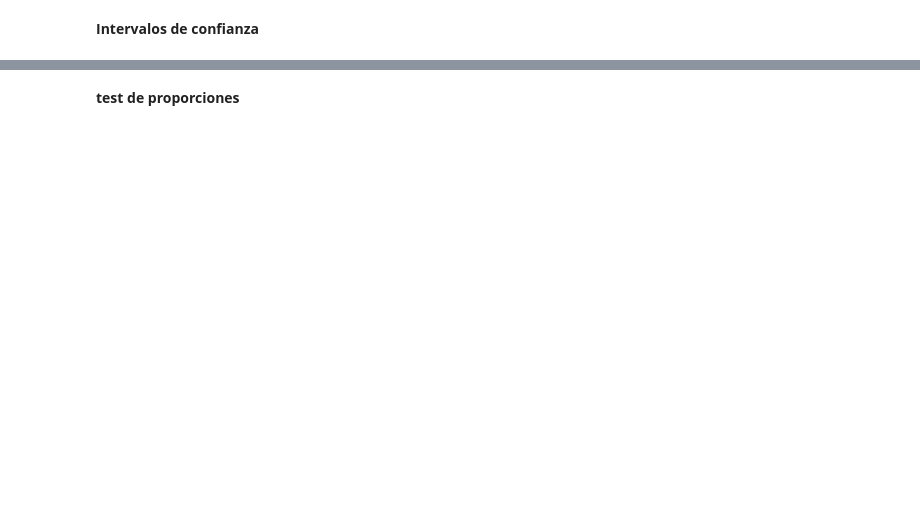
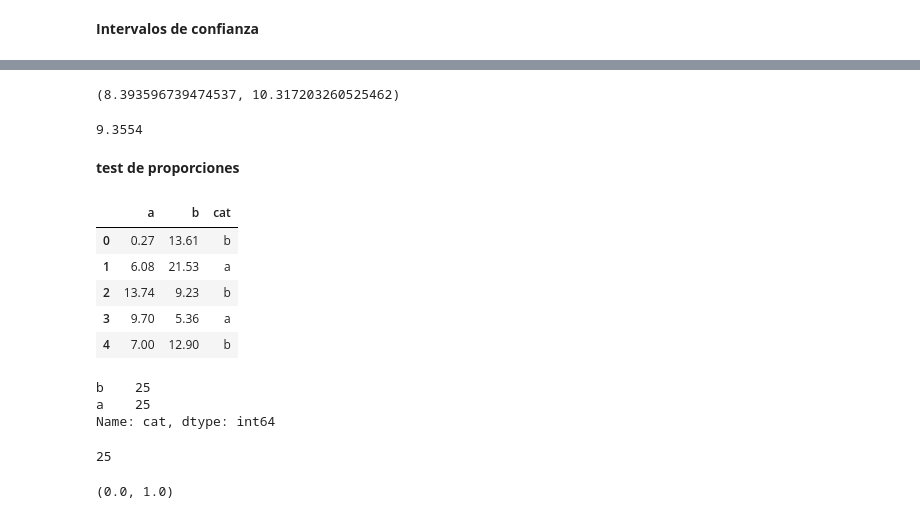
Before and after one commit to Ironhack-Data-Madrid-Abril-2023/apuntes_clase, a Jupyter notebook: semana_6/2.1 - Testeo de hipotesis.ipynb, the cells around one changed output, grey strips where cells are left out. Cells and saved outputs as stored; diff of their text form; code cells hidden in the pictures; blank space fills up the shorter version.

```diff
--- a/semana_6/2.1 - Testeo de hipotesis.ipynb
+++ b/semana_6/2.1 - Testeo de hipotesis.ipynb
@@ -394,3 +431,7 @@ $H1: \mu≠0$   (existe una diferencia significativa entre las muestras)
 El p_Value tiende a cero. Podemos rechazar H0.
 # %% [markdown]
 ### muestras independientes
+# %%
+ab_test=pd.read_csv('../data/ab_test.csv')
+
+ab_test.head()
@@ -412,2 +584,15 @@ El p_value es menor que el umbral, dependiendo del intervalo de confianza, pero
+# %%
+# 99% de confianza de que la media este en ese intervalo
+
+t.interval(0.99,                  # alfa = 1-pvalor  (confianza)
+           len(ab_test.a)-1,      # N-1
+           loc=ab_test.a.mean(),  # media
+           scale=sem(ab_test.a))  # error standard
+# %% [output]
+(8.393596739474537, 10.317203260525462)
+# %%
+ab_test.a.mean()
+# %% [output]
+9.3554
 # %% [markdown]
 **test de proporciones**
@@ -413,0 +601,35 @@ El p_value es menor que el umbral, dependiendo del intervalo de confianza, pero
+# %%
+ab_test['cat']=['a' if i%2 else 'b' for i in range(len(ab_test))]
+
+ab_test.head()
+# %% [output]
+|  | a | b | cat |
+| 0 | 0.27 | 13.61 | b |
+| 1 | 6.08 | 21.53 | a |
+| 2 | 13.74 | 9.23 | b |
+| 3 | 9.70 | 5.36 | a |
+| 4 | 7.00 | 12.90 | b |
+# %%
+ab_test['cat'].value_counts()
+# %% [output]
+b    25
+a    25
+Name: cat, dtype: int64
+# %%
+ab_test['cat'].value_counts()[1]
+# %% [output]
+25
+# %%
+# ¿la proporcion de a es distinta del 50%?
+
+# H0 : No, es igual
+# H1 : Si, es distinta la proporcion
+
+z_score, p_value= proportions_ztest(ab_test['cat'].value_counts()[1],     # 25 elementos de a,
+                                    len(ab_test),  # numero total de elementos
+                                    0.5            # proporcion
+                                   )
+
+z_score, p_value
+# %% [output]
+(0.0, 1.0)
```
Also changed, not shown: parts of 29 cells of this notebook.
